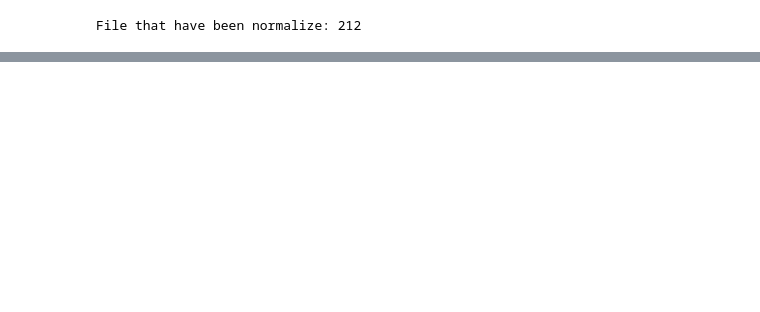
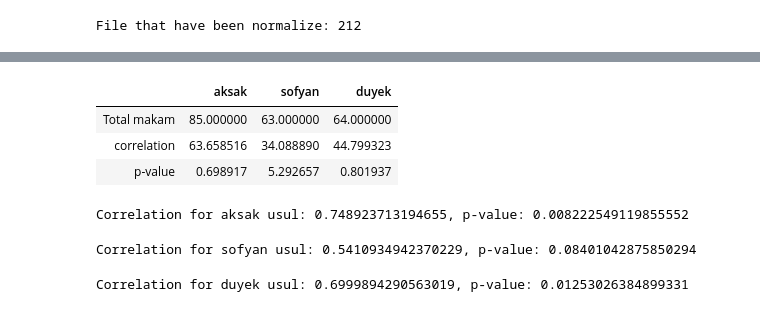
Before and after one commit to RonFrancesca/makam_research, a Jupyter notebook: MeterExploration.ipynb, the cells around one changed output, grey strips where cells are left out. Cells and saved outputs as stored; diff of their text form; code cells hidden in the pictures; blank space fills up the shorter version.

```diff
--- a/MeterExploration.ipynb
+++ b/MeterExploration.ipynb
@@ -606,0 +660,31 @@ print('p value:', cor_coef[1])
+# %%
+# Create DataFrame
+correlation_df = pd.DataFrame(correlation, index =['Total makam', 'correlation', 'p-value'])
+
+# Print the output.
+#todo: how do you change the total makam row to integer?
+correlation_df.iloc[0].apply(int)
+correlation_df
+# %% [output]
+|  | aksak | sofyan | duyek |
+| Total makam | 85.000000 | 63.000000 | 64.000000 |
+| correlation | 63.658516 | 34.088890 | 44.799323 |
+| p-value | 0.698917 | 5.292657 | 0.801937 |
+# %%
+#average correlations per aksak
+print("Correlation for aksak usul: {}, p-value: {}".format(correlation["aksak"][1]/correlation["aksak"][0],
+      correlation["aksak"][2]/correlation["aksak"][0]))
+# %% [output]
+Correlation for aksak usul: 0.748923713194655, p-value: 0.008222549119855552
+# %%
+#average correlations por
+print("Correlation for sofyan usul: {}, p-value: {}".format(correlation["sofyan"][1]/correlation["sofyan"][0],
+      correlation["sofyan"][2]/correlation["sofyan"][0]))
+# %% [output]
+Correlation for sofyan usul: 0.5410934942370229, p-value: 0.08401042875850294
+# %%
+#average correlations por
+print("Correlation for duyek usul: {}, p-value: {}".format(correlation["duyek"][1]/correlation["duyek"][0],
+      correlation["duyek"][2]/correlation["duyek"][0]))
+# %% [output]
+Correlation for duyek usul: 0.6999894290563019, p-value: 0.01253026384899331
```
Also changed, not shown: parts of 20 cells of this notebook.
